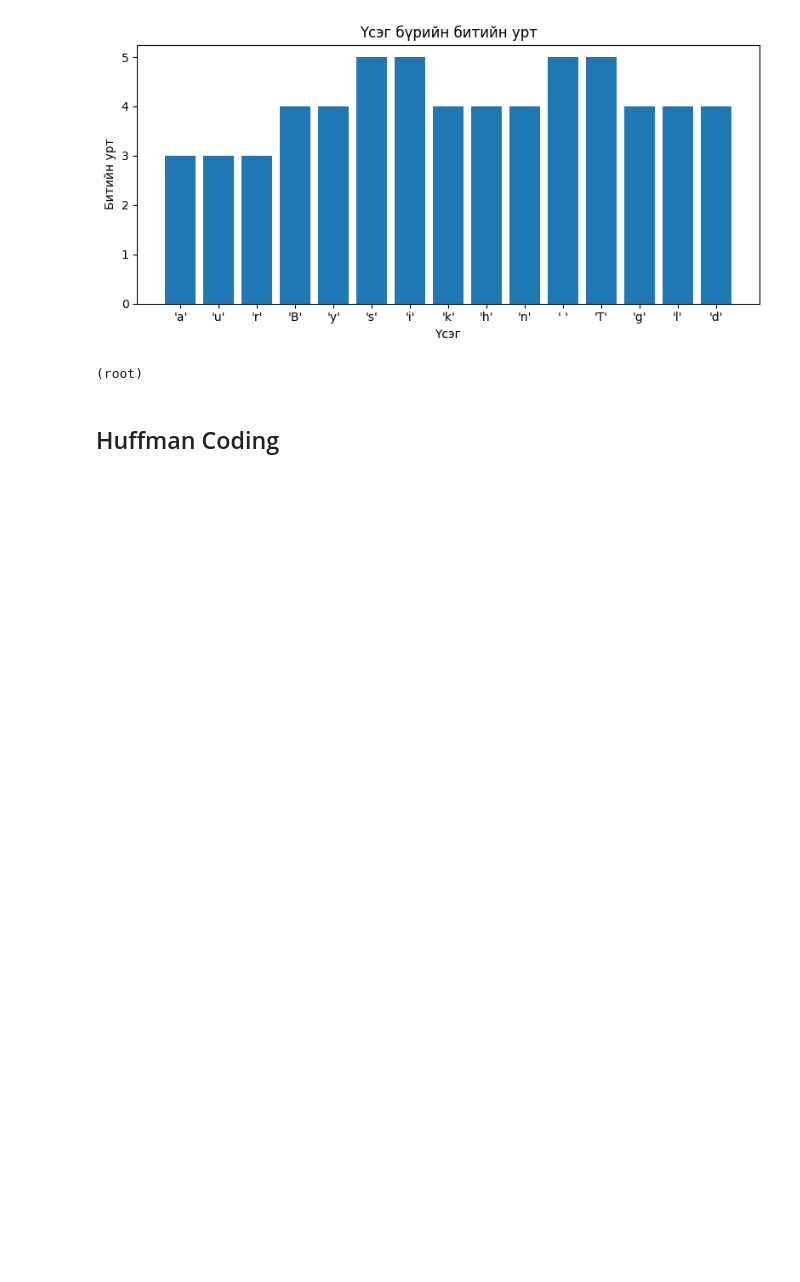
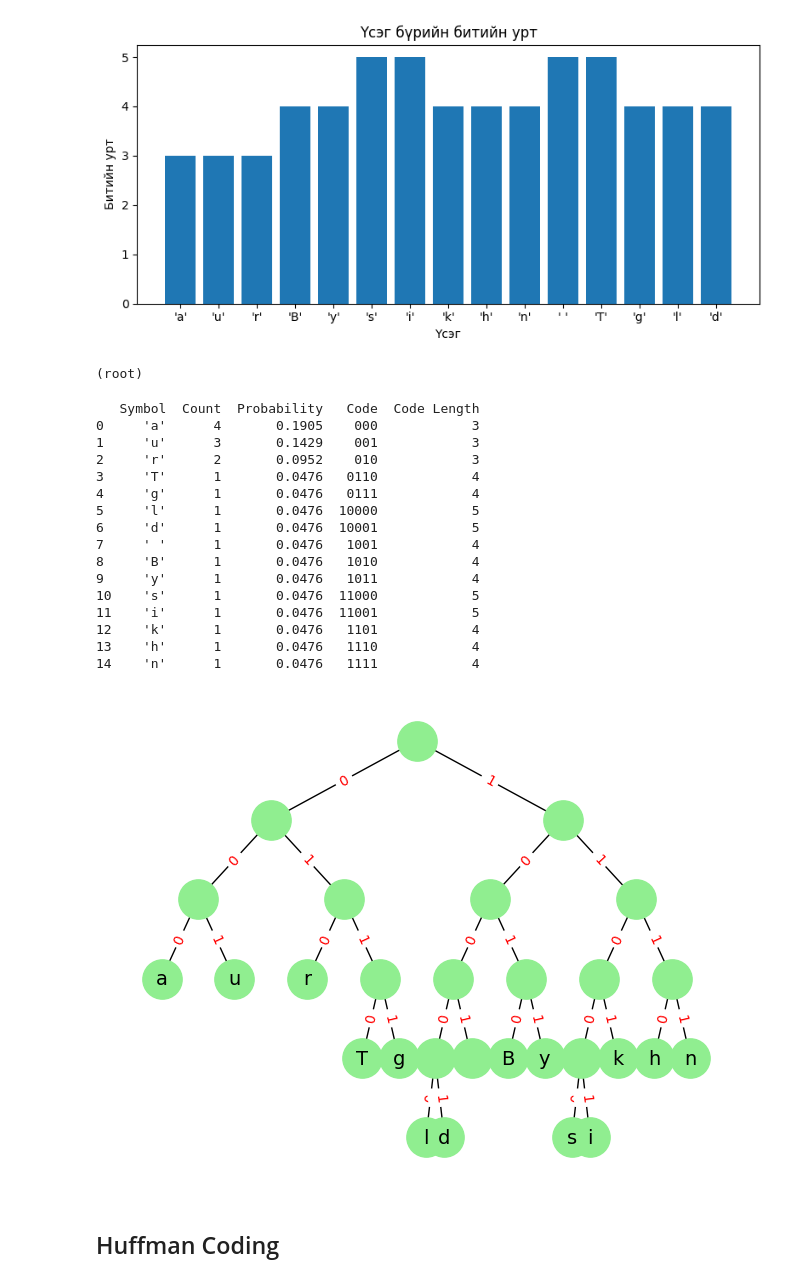
Before and after one commit to tuguldur102/linear_programming, a Jupyter notebook: multimedia_algorithms/Lossless_algorithms.ipynb, the cells around one changed output. Cells and saved outputs as stored; diff of their text form; code cells hidden in the pictures; blank space fills up the shorter version.

```diff
--- a/multimedia_algorithms/Lossless_algorithms.ipynb
+++ b/multimedia_algorithms/Lossless_algorithms.ipynb
@@ -26,22 +195,25 @@ class ShannonFano:
     self.probs = {}
     self.codedict = {}
 
-    if text:
-      self.fit(text)
+    self.fit(text)
 
   def fit(self, text: str) -> None:
     # Өгөгдсөн текст дээр алгоритмыг ачааллуулах
+
     self._compute_frequencies(text)
     self._compute_probabilities()
     self._build_codedict()
 
   def encode(self, text: str) -> str:
     # Өгөгдсөн текстийг битийн мөр болгон хувиргах
+
     return "".join(self.codedict[char] for char in text)
 
   def decode(self, bits: str) -> str:
     # Битийн мөрийг анхны текст рүү хөрвүүлэх
+
     rev = {code: sym for sym, code in self.codedict.items()}
+
     buffer, output = "", []
 
     # Битийн мөрийг битийн хүснэгттэй харьцуулах
@@ -50,21 +222,25 @@ class ShannonFano:
       if buffer in rev:
         output.append(rev[buffer])
         buffer = ""
+
     return "".join(output)
 
   @property
   def entropy(self) -> float:
     # Мэдээллийн энтропи буюуу доод хязгаар
+
     return -sum(p * math.log2(p) for p in self.probs.values())
 
   @property
   def avg_length(self) -> float:
     # Дундаж битийн урт
+
     return sum(self.probs[s] * len(c) for s, c in self.codedict.items())
 
   def dataframe(self) -> pd.DataFrame:
     # Давтамж, магадлал, битийн хүснэгтийг dataFrame-д хадгалах
     records = []
+
     for sym, p in sorted(self.probs.items(), key=lambda x: -x[1]):
         records.append({
             "Symbol": repr(sym),
@@ -73,6 +249,7 @@ class ShannonFano:
             "Code": self.codedict[sym],
             "Code Length": len(self.codedict[sym]),
         })
+
     return pd.DataFrame(records)
 
   # def summary(self) -> None:
@@ -87,6 +264,7 @@ class ShannonFano:
     print("Үсэг | Давтамж | Магадлал | Битлэх")
 
     for sym, p in sorted(self.probs.items(), key=lambda x: -x[1]):
+
       print(f"{repr(sym):6}   |   {self.freqs[sym]:5}  |\
             {p:5.3f}   |   {self.codedict[sym]}")
 
@@ -95,39 +273,39 @@ class ShannonFano:
 
   def _compute_frequencies(self, text: str) -> None:
     # Үсэг бүрийн давтамжийг тооцоолох
+
     self.freqs = dict(Counter(text))
 
   def _compute_probabilities(self) -> None:
     # Үсэг бүрийн магадлалыг өмнөх олсон давтамжаа ашиглан тооцоолох
+
     total = sum(self.freqs.values())
     self.probs = {s: c / total for s, c in self.freqs.items()}
 
   def _build_codedict(self) -> None:
     # Кодын хүснэгт үүсгэх
     self.codedict = {}
-    symbols_sorted = sorted(self.probs.items(),
-                            key=lambda x: x[1],
-                            reverse=True)
+
+    symbols_sorted = sorted(self.probs.items(), key=lambda x: x[1], reverse=True)
     self._shannon_fano(symbols_sorted, "")
 
-  def _shannon_fano(self,
-                    symbols: List[Tuple[str, float]],
+  def _shannon_fano(self, symbols: List[Tuple[str, float]],
                     prefix: str) -> None:
 
     """
     Рекурсив ашиглан магадлалаар хоёр хувааж,
     зүүн талд 0, баруун талд 1 залгах
     """
-
     # Суурь нөхцөл
     if len(symbols) == 1:
       sym = symbols[0][0]
       self.codedict[sym] = prefix or "0"
       return
 
+    total = sum(p for _, p in symbols)
 
-    total = sum(p for _, p in symbols)
     cum, idx = 0.0, 0
+
     for i, (_, p) in enumerate(symbols):
       cum += p
       idx = i
@@ -138,13 +316,12 @@ class ShannonFano:
     self._shannon_fano(left,  prefix + "0")
     self._shannon_fano(right, prefix + "1")
 # %%
-sample_text = "Bayarsaikhan Tuguldur"
-ShannonFanoAlgo = ShannonFano(sample_text)
+ShannonFanoAlgo = ShannonFano(txt)
 
 df = ShannonFanoAlgo.dataframe()
 ShannonFanoAlgo.summary()
 
-encoded = ShannonFanoAlgo.encode(sample_text)
+encoded = ShannonFanoAlgo.encode(txt)
 print("\nEncoded bits:", encoded)
 
 decoded = ShannonFanoAlgo.decode(encoded)
@@ -231,3 +481,27 @@ print_ascii_tree({v: k for k, v in coder.codedict.items()})
+# %%
+ShannonFanoAlgo = ShannonFano(txt)
+
+df = ShannonFanoAlgo.dataframe()
+print(df)
+draw_code_tree(df)
+# %% [output]
+   Symbol  Count  Probability   Code  Code Length
+0     'a'      4       0.1905    000            3
+1     'u'      3       0.1429    001            3
+2     'r'      2       0.0952    010            3
+3     'T'      1       0.0476   0110            4
+4     'g'      1       0.0476   0111            4
+5     'l'      1       0.0476  10000            5
+6     'd'      1       0.0476  10001            5
+7     ' '      1       0.0476   1001            4
+8     'B'      1       0.0476   1010            4
+9     'y'      1       0.0476   1011            4
+10    's'      1       0.0476  11000            5
+11    'i'      1       0.0476  11001            5
+12    'k'      1       0.0476   1101            4
+13    'h'      1       0.0476   1110            4
+14    'n'      1       0.0476   1111            4
+[figure, added]
 # %% [markdown]
 ## Huffman Coding
 # %%
```
Also changed, not shown: parts of 14 cells of this notebook.
